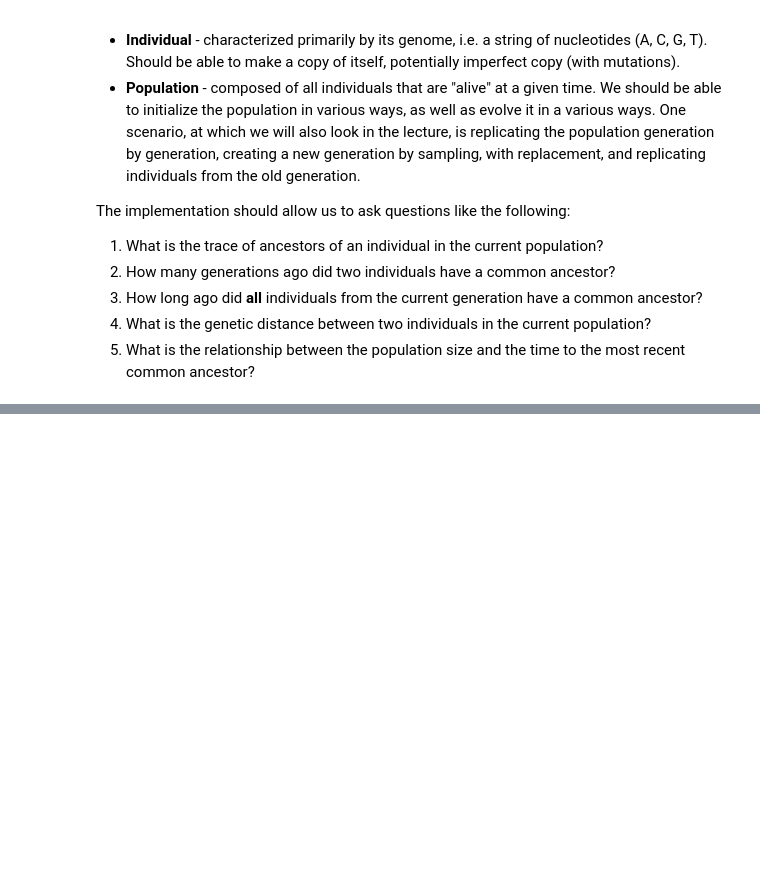
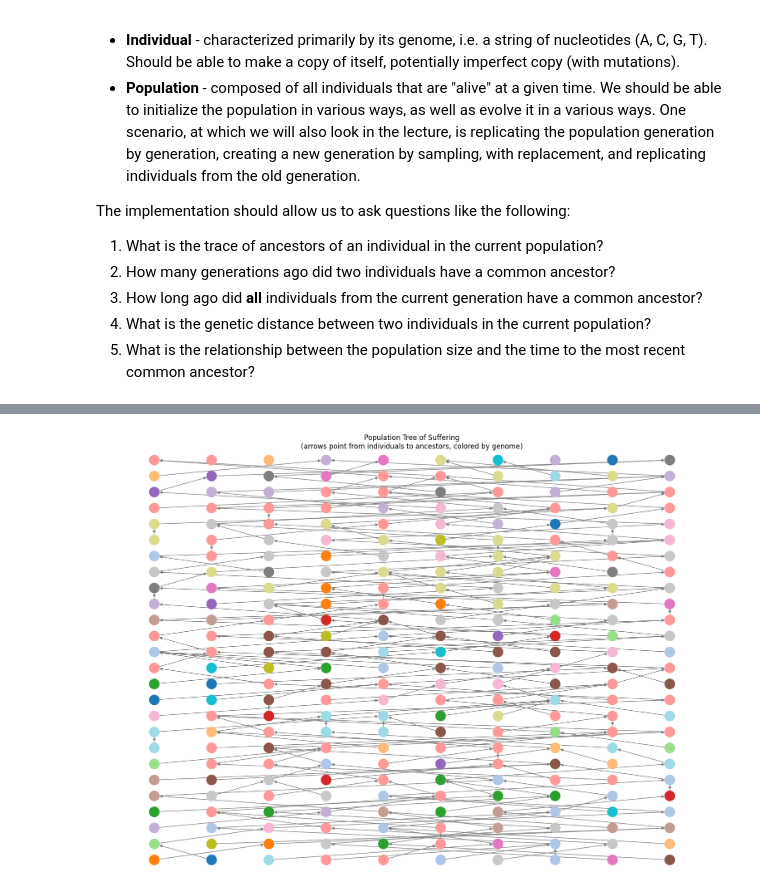
Before and after one commit to madanmukundan/compbio2_unibas, a Jupyter notebook: notebooks/02_FinitePopulationDynamicsSpec.ipynb, the cells around one changed output, grey strips where cells are left out. Saved outputs shown, nothing was run; the diff lists cells and outputs as text; code cells hidden in the pictures; blank space fills up the shorter version.

Commit message:
feat: population dynamics and virus genome

```diff
--- a/notebooks/02_FinitePopulationDynamicsSpec.ipynb
+++ b/notebooks/02_FinitePopulationDynamicsSpec.ipynb
@@ -26,7 +28,7 @@ import networkx as nx
 # Set population parameters and initialize
 initial_size = 10
 genome_length = 50
-mutation_rate = 0
+mutation_rate = 0.01
 
 # Initialize population
 my_pop = Population(initial_size, genome_length, mutation_rate)
@@ -41,0 +69,7 @@ print(str(my_pop))
+# %%
+# Check all unique individual genomes in population
+all_genomes = my_pop.get_all_individual_genomes()
+unique_genomes = list(set(genome for genome in all_genomes))
+print("Number of unique genomes in population: " + str(len(unique_genomes)))
+for genome in unique_genomes:
+    print("Genome: " + str(genome) + ", count: " + str(all_genomes.count(genome)))
@@ -42,39 +94,52 @@ print(str(my_pop))
 # %%
-import networkx as nx
-
-import matplotlib.pyplot as plt
-
 # Create a directed graph
 G = nx.DiGraph()
 
 # Add nodes for all individuals in all generations
 positions = {}
+
+# Store node colors
+node_colors = {}
+
+# Create a color mapping for unique genomes
+unique_genomes = list(set(genome for genome in my_pop.get_all_individual_genomes()))
+color_map = plt.get_cmap('tab20')  # Use tab20 for up to 20 distinct colors
+genome_color_dict = {genome: color_map(i/len(unique_genomes))
+                        for i, genome in enumerate(unique_genomes)}
+
 for gen_idx, generation in enumerate(my_pop.generations):
     y_pos = -gen_idx  # Negative to have first generation at top
     for ind_idx, individual in enumerate(generation):
         # Use individual's ID as node identifier
         node_id = individual.id
         G.add_node(node_id)
         # Position nodes in a row for each generation
         x_pos = (ind_idx - len(generation)/2) / len(generation)  # Center individuals horizontally
         positions[node_id] = (x_pos, y_pos)
+        # Assign color based on genome
+        node_colors[individual.id] = genome_color_dict.get(individual.genome, 'black')
 
 # Add edges (arrows) from individuals to their parents
 for gen_idx, generation in enumerate(my_pop.generations[1:], 1):  # Start from second generation
     for individual in generation:
         if hasattr(individual, 'parent') and individual.parent:
             G.add_edge(individual.id, individual.parent.id)
 
+# Extract color list in the same order as nodes
+colors = [node_colors.get(node, 'gray') for node in G.nodes()]
+
 # Create the plot
 plt.figure(figsize=(15, 10))
 nx.draw(G, pos=positions,
-        node_size=100,
-        node_color='lightblue',
+        node_size=300,
+        node_color=colors,
         edge_color='gray',
         arrowsize=10,
         with_labels=False)
 
 # Add generation labels on the y-axis
 plt.ylim(-(len(my_pop.generations)-0.5), 0.5)
-plt.title('Population Tree\n(arrows point from individuals to their ancestors)')
+plt.title('Population Tree of Suffering\n(arrows point from individuals to ancestors, colored by genome)')
 plt.show()
+# %% [output]
+[figure, added]
```
Also changed, not shown: parts of 20 cells of this notebook, 6 other files.
